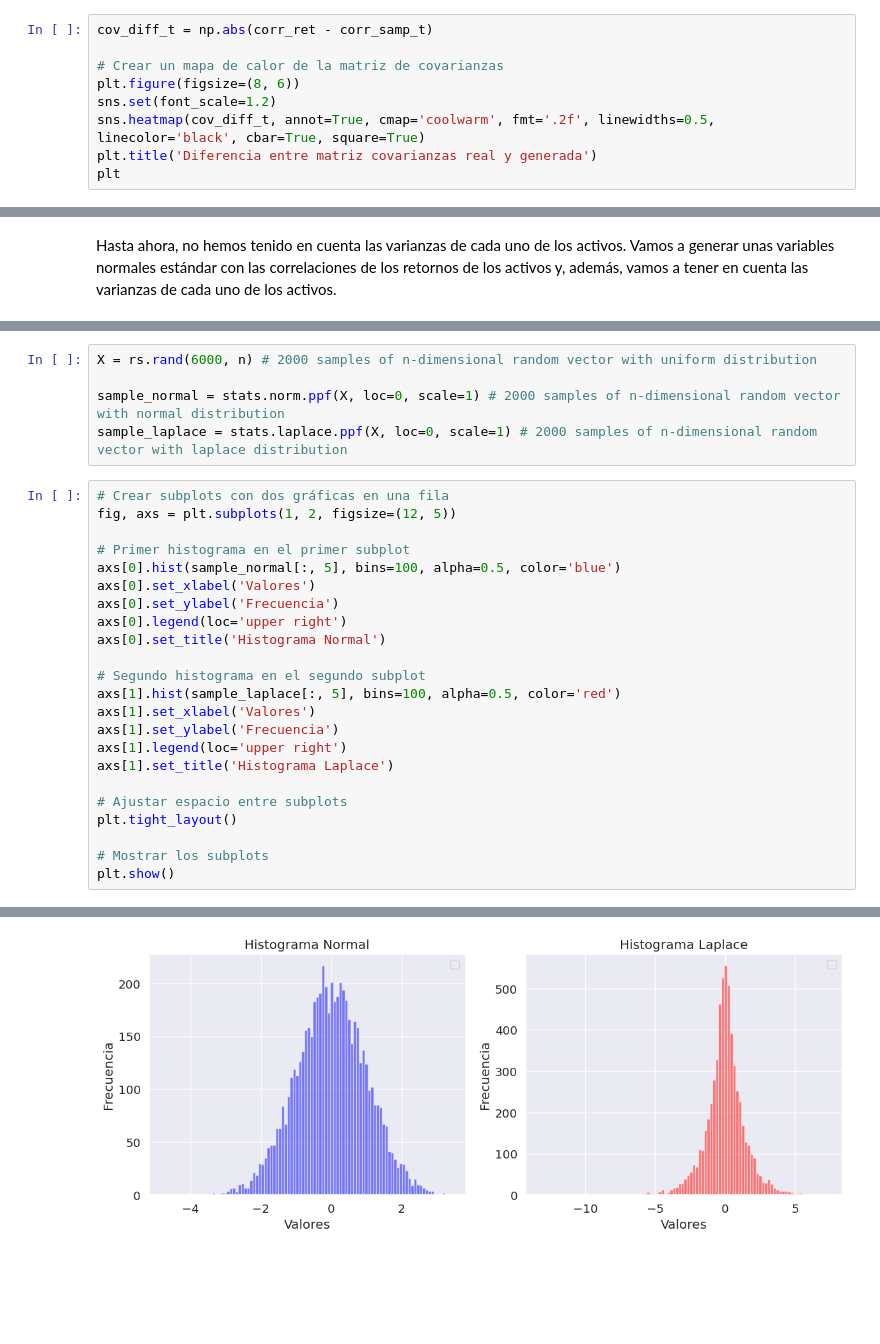
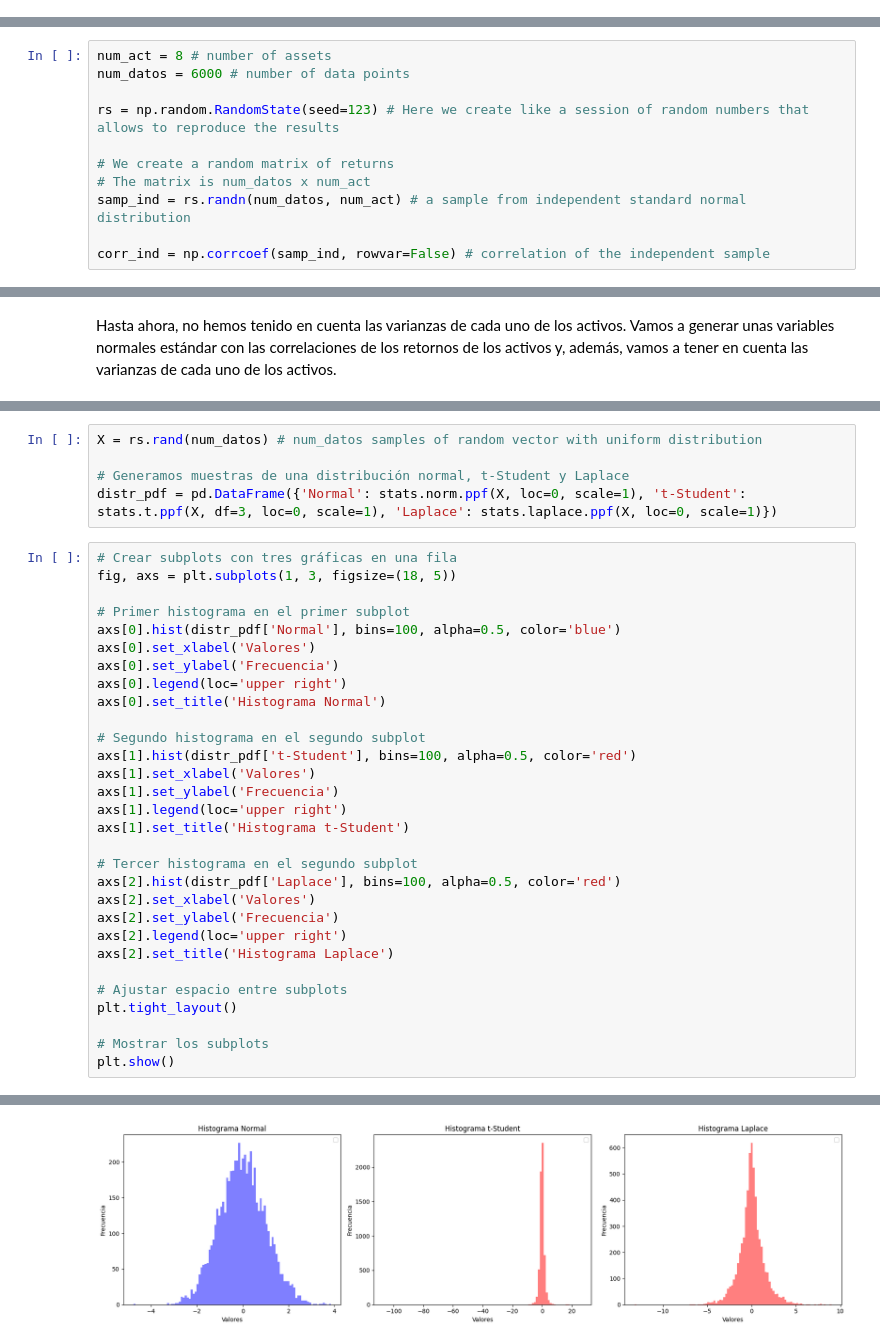
Before and after one commit to alfonso-santos/Portfolio-Optimization, a Jupyter notebook: source/Portfolio Optimization.ipynb, the cells around one changed output, grey strips where cells are left out. Drawn from its saved outputs; the diff is of its cells as text; blank space fills up the shorter version.

```diff
--- a/source/Portfolio Optimization.ipynb
+++ b/source/Portfolio Optimization.ipynb
@@ -161,9 +0,0 @@ plt.show()
-# %%
-cov_diff_t = np.abs(corr_ret - corr_samp_t)
-
-# Crear un mapa de calor de la matriz de covarianzas
-plt.figure(figsize=(8, 6))
-sns.set(font_scale=1.2)
-sns.heatmap(cov_diff_t, annot=True, cmap='coolwarm', fmt='.2f', linewidths=0.5, linecolor='black', cbar=True, square=True)
-plt.title('Diferencia entre matriz covarianzas real y generada')
-plt
@@ -194,0 +34,11 @@ plt.show()
+# %%
+num_act = 8 # number of assets
+num_datos = 6000 # number of data points
+
+rs = np.random.RandomState(seed=123) # Here we create like a session of random numbers that allows to reproduce the results
+
+# We create a random matrix of returns
+# The matrix is num_datos x num_act
+samp_ind = rs.randn(num_datos, num_act) # a sample from independent standard normal distribution
+
+corr_ind = np.corrcoef(samp_ind, rowvar=False) # correlation of the independent sample
@@ -219,25 +271,32 @@ PRIMER PASO: Vamos a generar muestras que sigan distintas distribuciones de prob
 # %%
-X = rs.rand(6000, n) # 2000 samples of n-dimensional random vector with uniform distribution
+X = rs.rand(num_datos) # num_datos samples of random vector with uniform distribution
 
-sample_normal = stats.norm.ppf(X, loc=0, scale=1) # 2000 samples of n-dimensional random vector with normal distribution
-sample_laplace = stats.laplace.ppf(X, loc=0, scale=1) # 2000 samples of n-dimensional random vector with laplace distribution
+# Generamos muestras de una distribución normal, t-Student y Laplace
+distr_pdf = pd.DataFrame({'Normal': stats.norm.ppf(X, loc=0, scale=1), 't-Student': stats.t.ppf(X, df=3, loc=0, scale=1), 'Laplace': stats.laplace.ppf(X, loc=0, scale=1)})
 # %%
-# Crear subplots con dos gráficas en una fila
-fig, axs = plt.subplots(1, 2, figsize=(12, 5))
+# Crear subplots con tres gráficas en una fila
+fig, axs = plt.subplots(1, 3, figsize=(18, 5))
 
 # Primer histograma en el primer subplot
-axs[0].hist(sample_normal[:, 5], bins=100, alpha=0.5, color='blue')
+axs[0].hist(distr_pdf['Normal'], bins=100, alpha=0.5, color='blue')
 axs[0].set_xlabel('Valores')
 axs[0].set_ylabel('Frecuencia')
 axs[0].legend(loc='upper right')
 axs[0].set_title('Histograma Normal')
 
 # Segundo histograma en el segundo subplot
-axs[1].hist(sample_laplace[:, 5], bins=100, alpha=0.5, color='red')
+axs[1].hist(distr_pdf['t-Student'], bins=100, alpha=0.5, color='red')
 axs[1].set_xlabel('Valores')
 axs[1].set_ylabel('Frecuencia')
 axs[1].legend(loc='upper right')
-axs[1].set_title('Histograma Laplace')
+axs[1].set_title('Histograma t-Student')
+
+# Tercer histograma en el segundo subplot
+axs[2].hist(distr_pdf['Laplace'], bins=100, alpha=0.5, color='red')
+axs[2].set_xlabel('Valores')
+axs[2].set_ylabel('Frecuencia')
+axs[2].legend(loc='upper right')
+axs[2].set_title('Histograma Laplace')
 
 # Ajustar espacio entre subplots
 plt.tight_layout()
@@ -250 +310 @@ No artists with labels found to put in legend.  Note that artists whose label st
-[figure, old version]
+[figure, new version]
```
Also changed, not shown: parts of 98 cells of this notebook, 1 other file.
